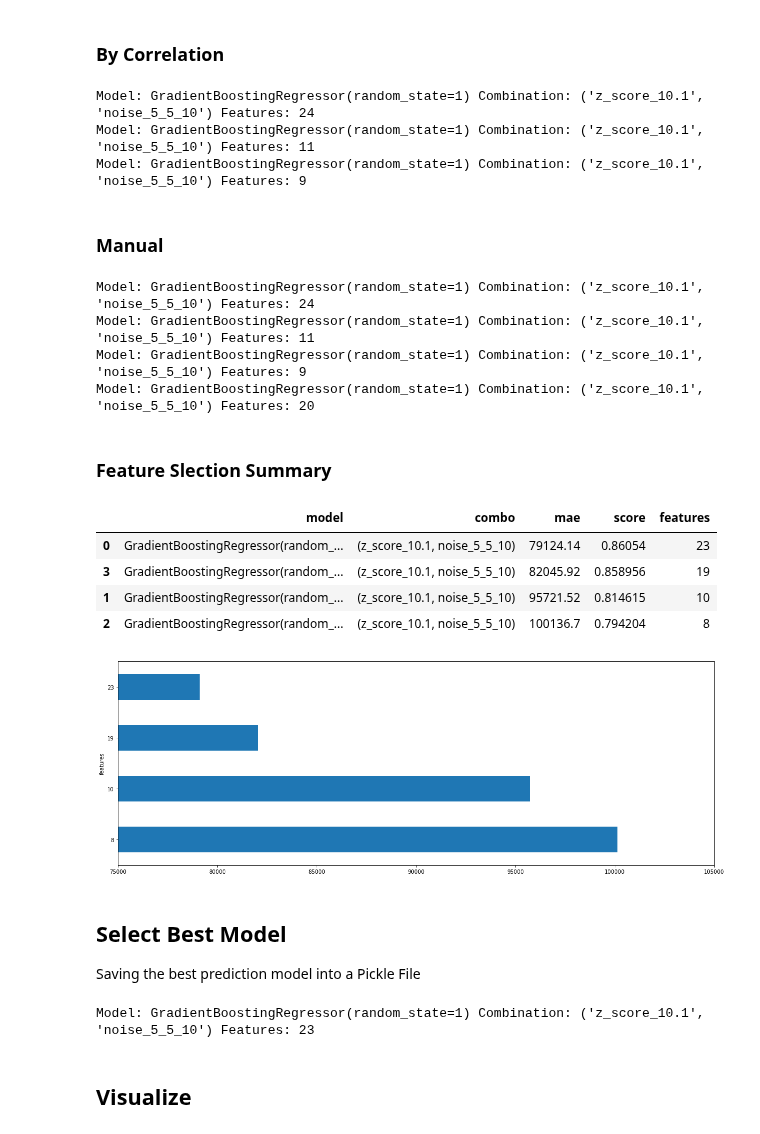
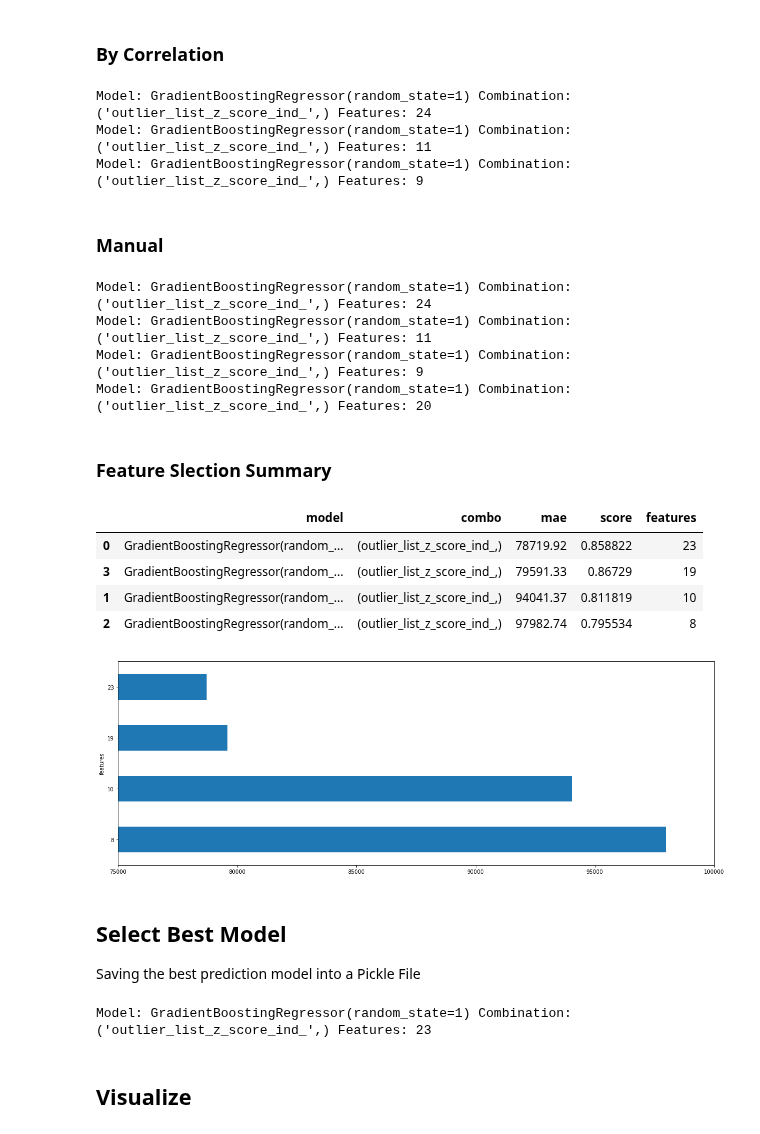
Before and after one commit to robring/advancedDatascience_CaseStudy, a Jupyter notebook: 02_Modeling_grid_search.ipynb, the cells around one changed output. Saved outputs shown, nothing was run; the diff lists cells and outputs as text; code cells hidden in the pictures.

```diff
--- a/02_Modeling_grid_search.ipynb
+++ b/02_Modeling_grid_search.ipynb
@@ -98,6 +99,7 @@ for p in OUTLIER_ZSCORE["STD"]:
 
 if OUTLIER_ZSCORE_IND == True:
     outlier_list_z_score_ind = z_score_individual(df)
+    outlier_dict_all["outlier_list_z_score_ind_"] = outlier_list_z_score_ind
 
 print(green('done'), '\n\nstarting knn')
 for k in OUTLIER_KNN["K"]:
@@ -372,9 +379,9 @@ for threshold in FEATURE_SEL_CORR["THRESHOLD_CORR"]:
 for m in model_obj_list_best:
     print(m)
 # %% [output]
-Model: GradientBoostingRegressor(random_state=1) Combination: ('z_score_10.1', 'noise_5_5_10') Features: 24
-Model: GradientBoostingRegressor(random_state=1) Combination: ('z_score_10.1', 'noise_5_5_10') Features: 11
-Model: GradientBoostingRegressor(random_state=1) Combination: ('z_score_10.1', 'noise_5_5_10') Features: 9
+Model: GradientBoostingRegressor(random_state=1) Combination: ('outlier_list_z_score_ind_',) Features: 24
+Model: GradientBoostingRegressor(random_state=1) Combination: ('outlier_list_z_score_ind_',) Features: 11
+Model: GradientBoostingRegressor(random_state=1) Combination: ('outlier_list_z_score_ind_',) Features: 9
 # %% [markdown]
 ### Manual
 # %%
@@ -420,10 +427,10 @@ if FEATURE_SEL_MANUAL == True:
     for m in model_obj_list_best:
         print(m)
 # %% [output]
-Model: GradientBoostingRegressor(random_state=1) Combination: ('z_score_10.1', 'noise_5_5_10') Features: 24
-Model: GradientBoostingRegressor(random_state=1) Combination: ('z_score_10.1', 'noise_5_5_10') Features: 11
-Model: GradientBoostingRegressor(random_state=1) Combination: ('z_score_10.1', 'noise_5_5_10') Features: 9
-Model: GradientBoostingRegressor(random_state=1) Combination: ('z_score_10.1', 'noise_5_5_10') Features: 20
+Model: GradientBoostingRegressor(random_state=1) Combination: ('outlier_list_z_score_ind_',) Features: 24
+Model: GradientBoostingRegressor(random_state=1) Combination: ('outlier_list_z_score_ind_',) Features: 11
+Model: GradientBoostingRegressor(random_state=1) Combination: ('outlier_list_z_score_ind_',) Features: 9
+Model: GradientBoostingRegressor(random_state=1) Combination: ('outlier_list_z_score_ind_',) Features: 20
 # %% [markdown]
 ### Feature Slection Summary
 # %%
@@ -441,18 +448,18 @@ for o in model_obj_list_best:
 df_summary_best.sort_values("mae")
 # %% [output]
 |  | model | combo | mae | score | features |
-| 0 | GradientBoostingRegressor(random_... | (z_score_10.1, noise_5_5_10) | 79124.14 | 0.86054 | 23 |
-| 3 | GradientBoostingRegressor(random_... | (z_score_10.1, noise_5_5_10) | 82045.92 | 0.858956 | 19 |
-| 1 | GradientBoostingRegressor(random_... | (z_score_10.1, noise_5_5_10) | 95721.52 | 0.814615 | 10 |
-| 2 | GradientBoostingRegressor(random_... | (z_score_10.1, noise_5_5_10) | 100136.7 | 0.794204 | 8 |
+| 0 | GradientBoostingRegressor(random_... | (outlier_list_z_score_ind_,) | 78719.92 | 0.858822 | 23 |
+| 3 | GradientBoostingRegressor(random_... | (outlier_list_z_score_ind_,) | 79591.33 | 0.86729 | 19 |
+| 1 | GradientBoostingRegressor(random_... | (outlier_list_z_score_ind_,) | 94041.37 | 0.811819 | 10 |
+| 2 | GradientBoostingRegressor(random_... | (outlier_list_z_score_ind_,) | 97982.74 | 0.795534 | 8 |
 # %%
 plt.figure(figsize=(20,7))
 df_summary_grouped_model = df_summary_best.groupby(['features'])["mae"].min()
 ax = df_summary_grouped_model.plot.barh(x='combo', y='mae')
-plt.xlim([75000, 105000])
+plt.xlim([75000, 100000])
 plt.show()
 # %% [output]
-[figure, old version]
+[figure, new version]
 # %% [markdown]
 ## Select Best Model
 Saving the best prediction model into a Pickle File
@@ -460,7 +467,7 @@ Saving the best prediction model into a Pickle File
 saveModel(model_obj_list_best[0])
 loaded_object = loadModel()
 # %% [output]
-Model: GradientBoostingRegressor(random_state=1) Combination: ('z_score_10.1', 'noise_5_5_10') Features: 23
+Model: GradientBoostingRegressor(random_state=1) Combination: ('outlier_list_z_score_ind_',) Features: 23
 # %% [markdown]
 ## Visualize
 # %%
```
Also changed, not shown: parts of 11 cells of this notebook, 14 other files.
